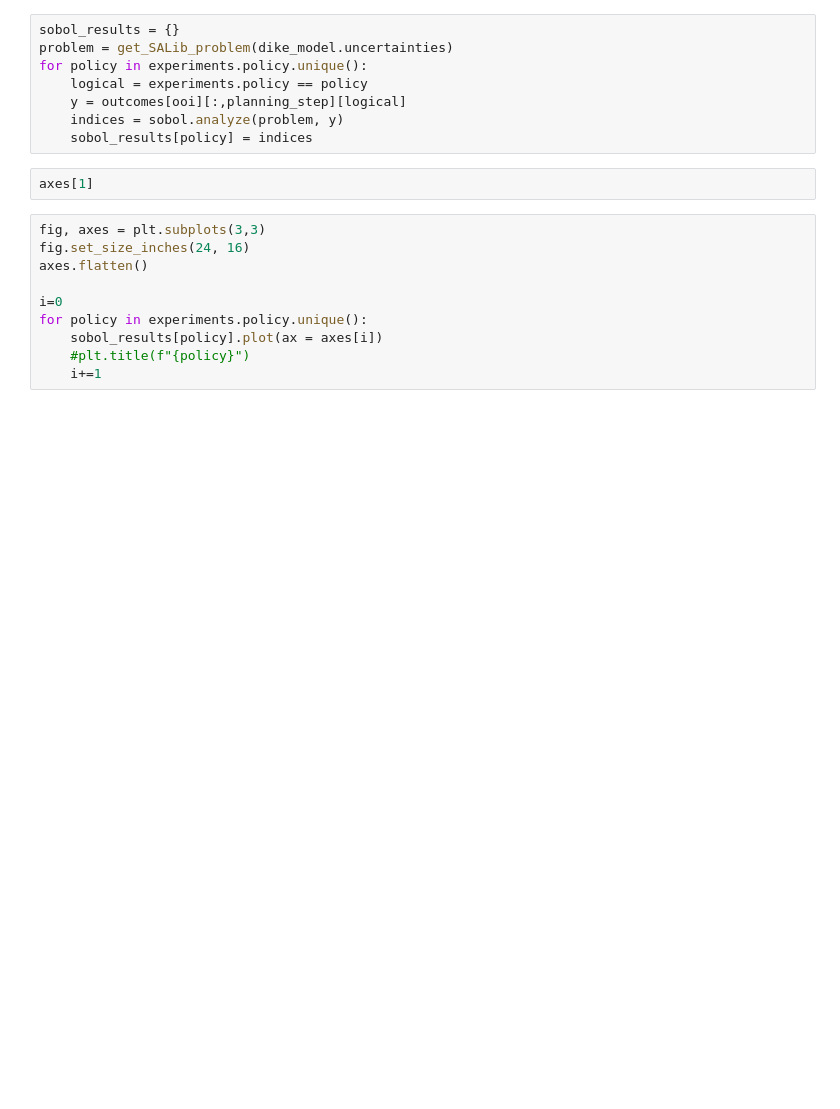
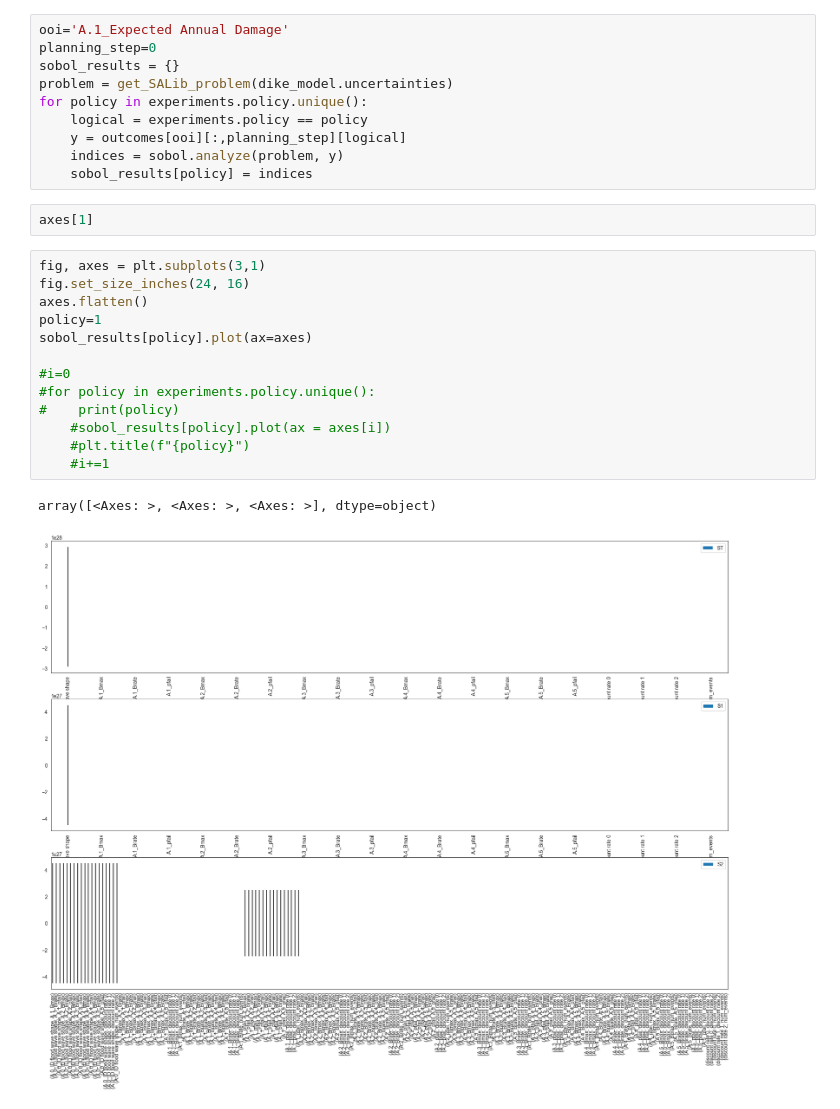
Before and after one commit to BabylonVampyre/MBDM_model_Delata_comission_2024, a Jupyter notebook: final assignment/Sobol Analysis.ipynb, the cells around one changed output. Drawn from its saved outputs; the diff is of its cells as text; blank space fills up the shorter version.

```diff
--- a/final assignment/Sobol Analysis.ipynb
+++ b/final assignment/Sobol Analysis.ipynb
@@ -193,4 +227,6 @@ experiments.policy.unique()
 # %%
+ooi='A.1_Expected Annual Damage'
+planning_step=0
 sobol_results = {}
 problem = get_SALib_problem(dike_model.uncertainties)
 for policy in experiments.policy.unique():
@@ -201,12 +237,18 @@ for policy in experiments.policy.unique():
 # %%
 axes[1]
 # %%
-fig, axes = plt.subplots(3,3)
+fig, axes = plt.subplots(3,1)
 fig.set_size_inches(24, 16)
 axes.flatten()
+policy=1
+sobol_results[policy].plot(ax=axes)
 
-i=0
-for policy in experiments.policy.unique():
-    sobol_results[policy].plot(ax = axes[i])
+#i=0
+#for policy in experiments.policy.unique():
+#    print(policy)
+    #sobol_results[policy].plot(ax = axes[i])
     #plt.title(f"{policy}")
-    i+=1
+    #i+=1
+# %% [output]
+array([<Axes: >, <Axes: >, <Axes: >], dtype=object)
+[figure, added]
```
Also changed, not shown: parts of 11 cells of this notebook, 4 other files.
